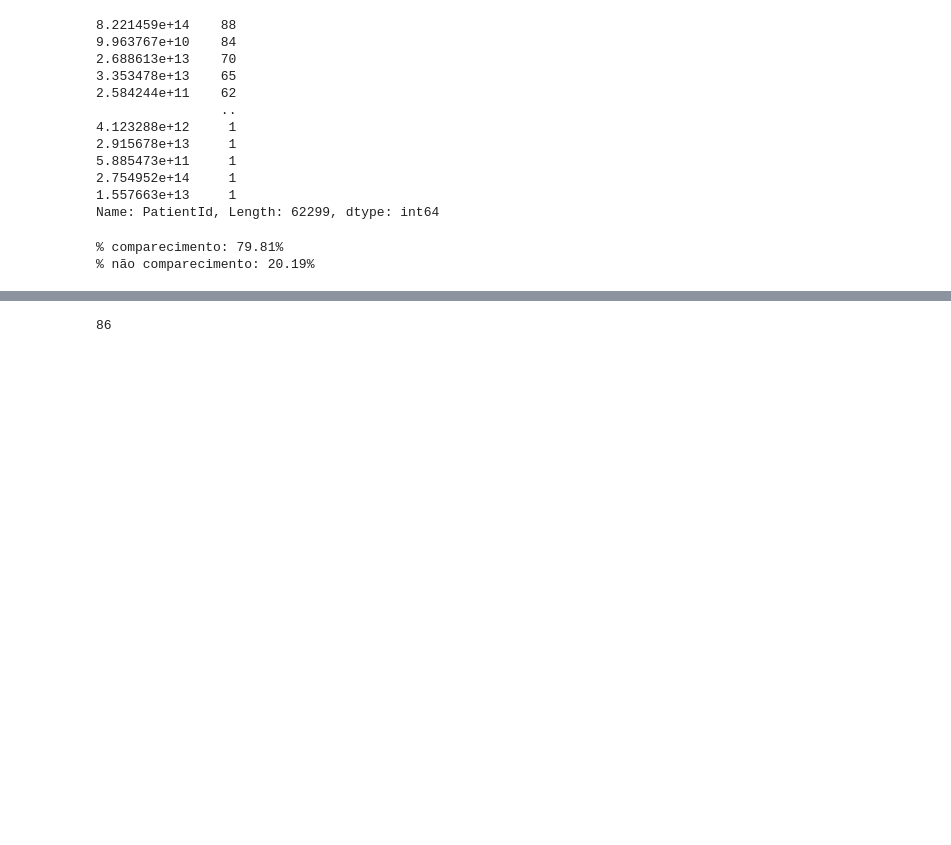
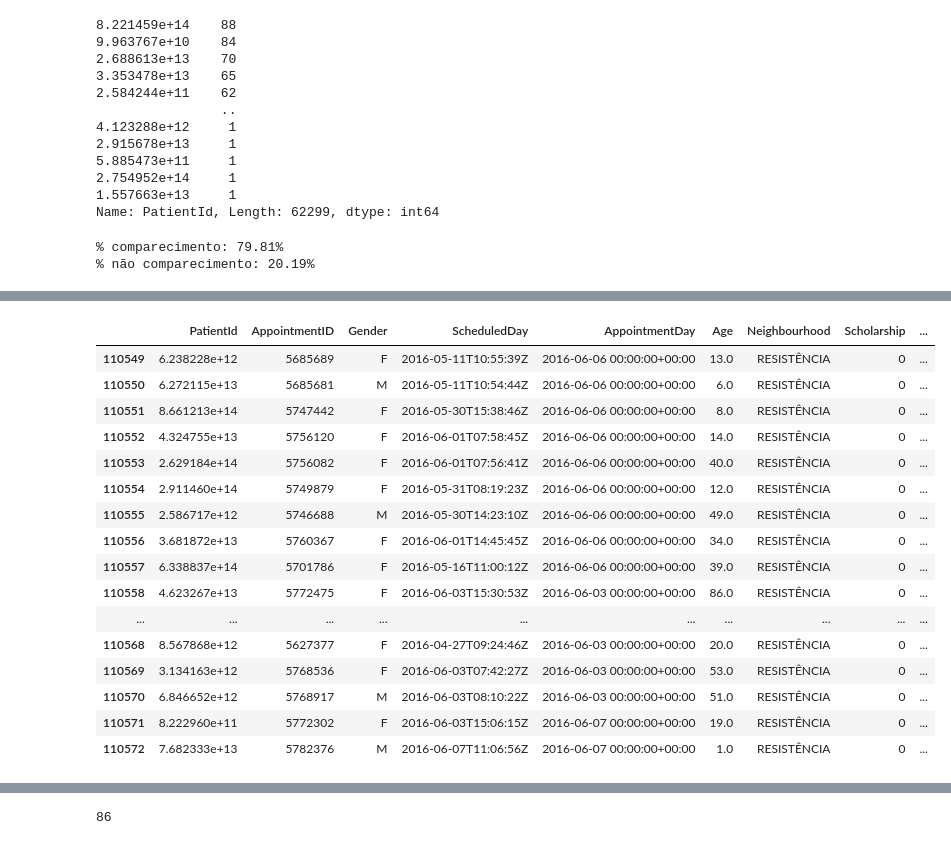
Before and after one commit to ViniciusPeixoto/data4all_EDA, a Jupyter notebook: projeto2.ipynb, the cells around one changed output, grey strips where cells are left out. Drawn from its saved outputs; the diff is of its cells as text; code cells hidden in the pictures; blank space fills up the shorter version.

```diff
--- a/projeto2.ipynb
+++ b/projeto2.ipynb
@@ -172,0 +185,25 @@ print(f"% comparecimento: {porcentagem_comparecimento:.2f}%\n% não comparecimen
+# %%
+# tratando os dados duplicados do AppointmentID
+#verificar se há duplos ID's de consultas
+print(f"Na tabela, em coluna AppointmentID, constam {len(df['AppointmentID']):,.2f} linhas.\n")
+print(f"Nessa coluna há {len(df['AppointmentID'].unique()):,.2f} valores únicos. Assim,são {len(df['AppointmentID'])-len(df['AppointmentID'].unique())} valores a menos. Logo há repetição de ID também na coluna consulta \n")
+
+    # 46 é porque a gente já sabe que são 46 entradas com aID duplicadas
+    # verificar quais são os id's de consultas duplicados, os 46 mais frequentes
+not_unique_appointmentID= df['AppointmentID'].value_counts().head(46)
+#not_unique_appointmentID
+    #Cria-se df com as linhas de valores duplicados com método duplicated.
+    #keep=False marca todas as ocorrencias de duplicatas, conforme documentação
+duplicated_rows = df[df.duplicated()]
+    #todas as ocorrências de repetição de linhas devido ao keep=False ex: a,a, b,b, c,c ...
+total_rows_duplicated=df[df.duplicated(keep=False)]
+print(f"ao todo, há a ocorrência de {len(total_rows_duplicated)} linhas q são exatas cópias uma da outra.\n")
+print(f"It\'s {len(duplicated_rows)} duplicated identical rows in our sheets.\n")
+print(f"{len(duplicated_rows)} entradas estão duplicadas. Totalizando {len(total_rows_duplicated)} linhas.\n")
+print(f"""
+{len(df['AppointmentID'])-len(df['AppointmentID'].unique())} entradas possuem aID duplicados, ou seja, {len(duplicated_rows)} que são as entradas duplicadas mais {(len(df['AppointmentID'])-len(df['AppointmentID'].unique()))-(len(duplicated_rows))} que são entradas que
+não sãoi nteiramente duplicada, somente/pelo menos o aID. Juntas elas geram 92 linhas duplicadas (46+46).
+""")
+
+print(f"Originalmente há {len(df):,} linhas, sem removermos as duplicatas.\n")
+print(f"Após a remoção das duplicatas temos {len(df.drop_duplicates())} linhas. Diferença de {(len(df)-len(df.drop_duplicates())):,} linhas.")
@@ -172,0 +251,4 @@ print(f"% comparecimento: {porcentagem_comparecimento:.2f}%\n% não comparecimen
+# %%
+# essa linha gera um DataFrame com todas as linhas que não têm um aID único
+not_unique_aID_rows = df[df['AppointmentID'].isin(not_unique_appointmentID.index)]
+not_unique_aID_rows
@@ -172,0 +269,22 @@ print(f"% comparecimento: {porcentagem_comparecimento:.2f}%\n% não comparecimen
+# %%
+# pegar linhas totalmente duplicadas dentre as linhas de aID não único
+dup = not_unique_aID_rows.loc[not_unique_aID_rows.duplicated()]
+dup
+# %% [output]
+|  | PatientId | AppointmentID | Gender | ScheduledDay | AppointmentDay | Age | Neighbourhood | Scholarship | ... |
+| 110549 | 6.238228e+12 | 5685689 | F | 2016-05-11T10:55:39Z | 2016-06-06 00:00:00+00:00 | 13.0 | RESISTÊNCIA | 0 | ... |
+| 110550 | 6.272115e+13 | 5685681 | M | 2016-05-11T10:54:44Z | 2016-06-06 00:00:00+00:00 | 6.0 | RESISTÊNCIA | 0 | ... |
+| 110551 | 8.661213e+14 | 5747442 | F | 2016-05-30T15:38:46Z | 2016-06-06 00:00:00+00:00 | 8.0 | RESISTÊNCIA | 0 | ... |
+| 110552 | 4.324755e+13 | 5756120 | F | 2016-06-01T07:58:45Z | 2016-06-06 00:00:00+00:00 | 14.0 | RESISTÊNCIA | 0 | ... |
+| 110553 | 2.629184e+14 | 5756082 | F | 2016-06-01T07:56:41Z | 2016-06-06 00:00:00+00:00 | 40.0 | RESISTÊNCIA | 0 | ... |
+| 110554 | 2.911460e+14 | 5749879 | F | 2016-05-31T08:19:23Z | 2016-06-06 00:00:00+00:00 | 12.0 | RESISTÊNCIA | 0 | ... |
+| 110555 | 2.586717e+12 | 5746688 | M | 2016-05-30T14:23:10Z | 2016-06-06 00:00:00+00:00 | 49.0 | RESISTÊNCIA | 0 | ... |
+| 110556 | 3.681872e+13 | 5760367 | F | 2016-06-01T14:45:45Z | 2016-06-06 00:00:00+00:00 | 34.0 | RESISTÊNCIA | 0 | ... |
+| 110557 | 6.338837e+14 | 5701786 | F | 2016-05-16T11:00:12Z | 2016-06-06 00:00:00+00:00 | 39.0 | RESISTÊNCIA | 0 | ... |
+| 110558 | 4.623267e+13 | 5772475 | F | 2016-06-03T15:30:53Z | 2016-06-03 00:00:00+00:00 | 86.0 | RESISTÊNCIA | 0 | ... |
+| ... | ... | ... | ... | ... | ... | ... | ... | ... | ... |
+| 110568 | 8.567868e+12 | 5627377 | F | 2016-04-27T09:24:46Z | 2016-06-03 00:00:00+00:00 | 20.0 | RESISTÊNCIA | 0 | ... |
+| 110569 | 3.134163e+12 | 5768536 | F | 2016-06-03T07:42:27Z | 2016-06-03 00:00:00+00:00 | 53.0 | RESISTÊNCIA | 0 | ... |
+| 110570 | 6.846652e+12 | 5768917 | M | 2016-06-03T08:10:22Z | 2016-06-03 00:00:00+00:00 | 51.0 | RESISTÊNCIA | 0 | ... |
+| 110571 | 8.222960e+11 | 5772302 | F | 2016-06-03T15:06:15Z | 2016-06-07 00:00:00+00:00 | 19.0 | RESISTÊNCIA | 0 | ... |
+| 110572 | 7.682333e+13 | 5782376 | M | 2016-06-07T11:06:56Z | 2016-06-07 00:00:00+00:00 | 1.0 | RESISTÊNCIA | 0 | ... |
```
Also changed, not shown: parts of 16 cells of this notebook, 2 other files.
